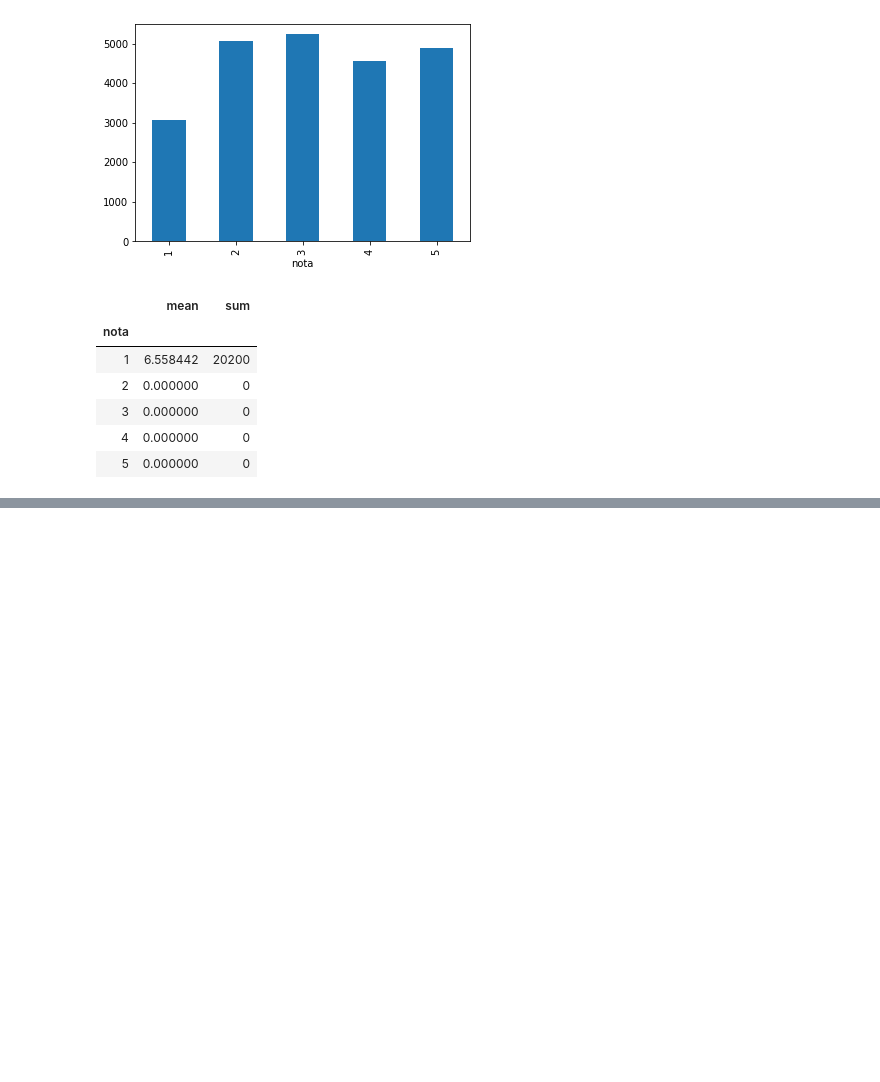
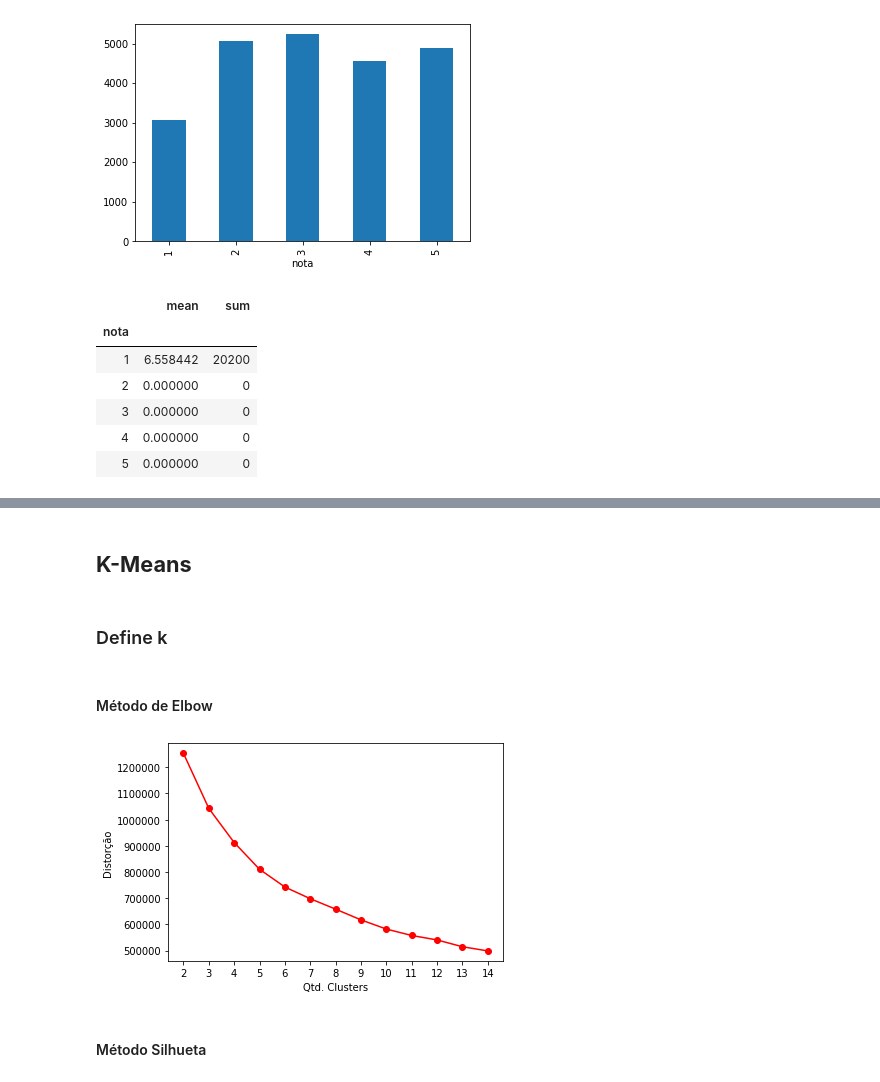
Before and after one commit to brunaolivc/DATA_MASTER, a Jupyter notebook: DM_prep.ipynb, the cells around one changed output, grey strips where cells are left out. Saved outputs shown, nothing was run; the diff lists cells and outputs as text; code cells hidden in the pictures; blank space fills up the shorter version.

Commit message:
Finaliza Clusterizacao

```diff
--- a/DM_prep.ipynb
+++ b/DM_prep.ipynb
@@ -967,0 +974,3 @@ notas_teste.groupby(['nota']).agg(['mean','sum'])['lucro']
+# %%
+base_cluster = dados_nodup[features_4.columns]
+base_cluster.describe()
@@ -967,0 +992,5 @@ notas_teste.groupby(['nota']).agg(['mean','sum'])['lucro']
+# %%
+scaler = StandardScaler()
+valores_scl = scaler.fit_transform(base_cluster)
+base_cluster_scl = pd.DataFrame(valores_scl, columns=base_cluster.columns)
+base_cluster_scl.describe()
@@ -967,0 +1008,23 @@ notas_teste.groupby(['nota']).agg(['mean','sum'])['lucro']
+# %% [markdown]
+## **K-Means**
+# %% [markdown]
+### Define k
+# %% [markdown]
+#### Método de Elbow
+# %%
+distorcao = []
+
+for k in range(2, 15):
+    kmeans = KMeans(n_clusters = k, init = "k-means++", n_init = 15,  random_state = 42)
+    kmeans.fit(valores_scl)
+    distorcao.append(kmeans.inertia_)
+# %%
+plt.plot(range(2, 15), distorcao, color = 'red', marker = 'o', linestyle = '-')
+plt.xticks(range(2, 15))
+plt.xlabel("Qtd. Clusters")
+plt.ylabel("Distorção")
+plt.show()
+# %% [output]
+[figure, added]
+# %% [markdown]
+#### Método Silhueta
```
Also changed, not shown: parts of 18 cells of this notebook.
